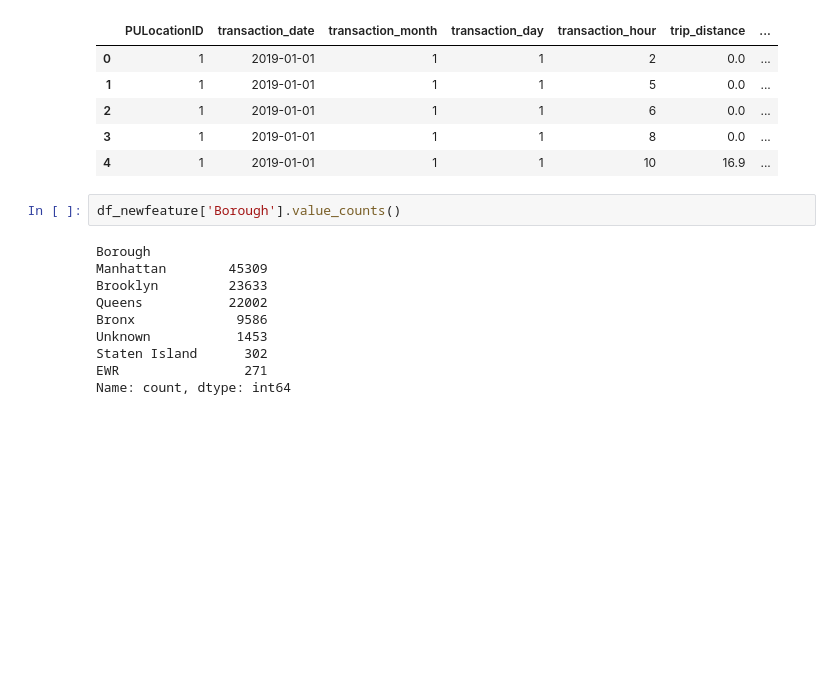
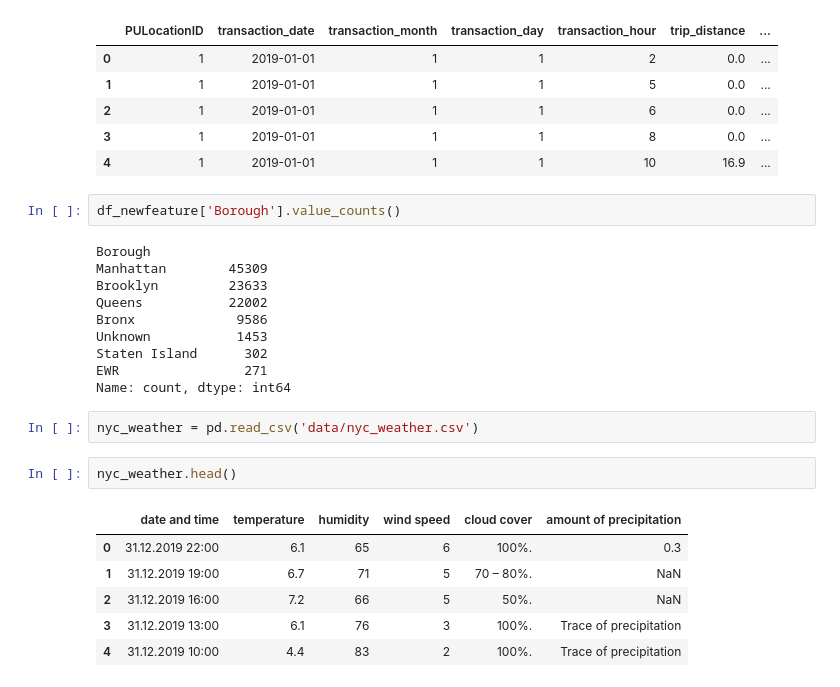
Before and after one commit to jamesaje/New-York-Taxi-Analysis, a Jupyter notebook: project_notebook.ipynb, the cells around one changed output. Drawn from its saved outputs; the diff is of its cells as text; blank space fills up the shorter version.

```diff
--- a/project_notebook.ipynb
+++ b/project_notebook.ipynb
@@ -573,3 +573,14 @@ Unknown           1453
 Staten Island      302
 EWR                271
 Name: count, dtype: int64
+# %%
+nyc_weather = pd.read_csv('data/nyc_weather.csv')
+# %%
+nyc_weather.head()
+# %% [output]
+|  | date and time | temperature | humidity | wind speed | cloud cover | amount of precipitation |
+| 0 | 31.12.2019 22:00 | 6.1 | 65 | 6 | 100%. | 0.3 |
+| 1 | 31.12.2019 19:00 | 6.7 | 71 | 5 | 70 – 80%. | NaN |
+| 2 | 31.12.2019 16:00 | 7.2 | 66 | 5 | 50%. | NaN |
+| 3 | 31.12.2019 13:00 | 6.1 | 76 | 3 | 100%. | Trace of precipitation |
+| 4 | 31.12.2019 10:00 | 4.4 | 83 | 2 | 100%. | Trace of precipitation |
```
Also changed, not shown: parts of 18 cells of this notebook.
